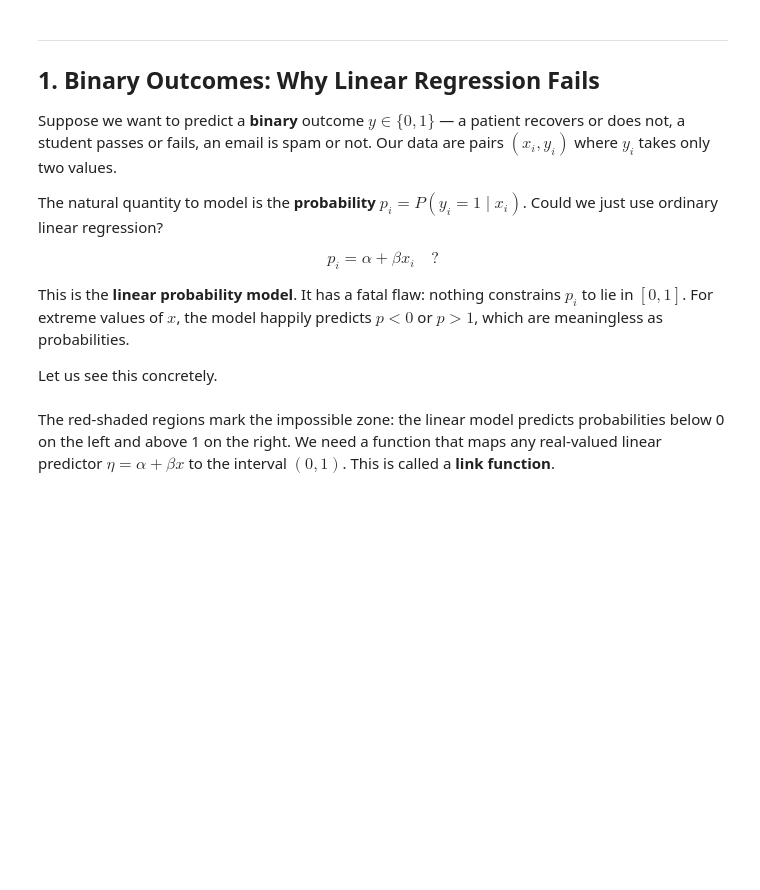
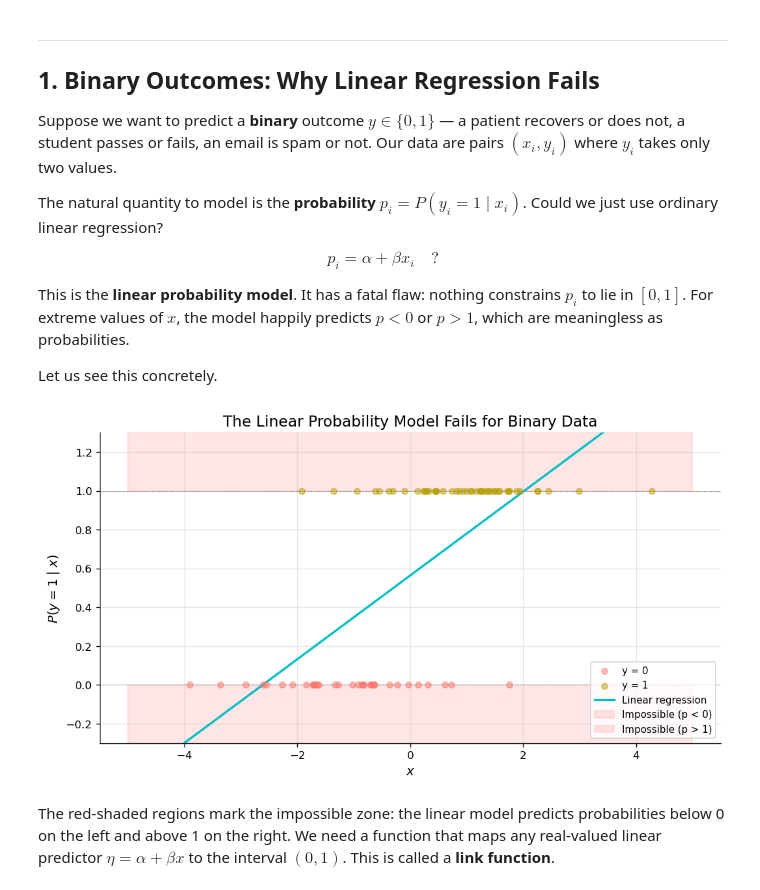
Before and after one commit to alextimmer/applied-and-mathematical-statistics, a Jupyter notebook: notebooks/08_bayesian_regression/02_bayesian_logistic_regression.ipynb, the cells around one changed output. Saved outputs shown, nothing was run; the diff lists cells and outputs as text; code cells hidden in the pictures; blank space fills up the shorter version.

```diff
--- a/notebooks/08_bayesian_regression/02_bayesian_logistic_regression.ipynb
+++ b/notebooks/08_bayesian_regression/02_bayesian_logistic_regression.ipynb
@@ -122,33 +128,39 @@ Let us see this concretely.
 # %%
 # Simulate binary outcome data
 n = 80
 x_demo = rng.normal(0, 2, n)
 true_alpha, true_beta = 0.0, 1.2
 p_true = expit(true_alpha + true_beta * x_demo)  # true probabilities
 y_demo = rng.binomial(1, p_true)
 
 # Fit a linear regression (linear probability model)
 from numpy.polynomial.polynomial import polyfit
 
 coeffs = np.polyfit(x_demo, y_demo, 1)  # slope, intercept
 x_grid = np.linspace(-5, 5, 200)
 p_linear = np.polyval(coeffs, x_grid)
 
 fig, ax = plt.subplots(figsize=(9, 5))
-ax.scatter(x_demo[y_demo == 0], y_demo[y_demo == 0], alpha=0.5, s=30, label="y = 0", zorder=3)
-ax.scatter(x_demo[y_demo == 1], y_demo[y_demo == 1], alpha=0.5, s=30, label="y = 1", zorder=3)
+ax.scatter(
+    x_demo[y_demo == 0], y_demo[y_demo == 0], alpha=0.5, s=30, label="y = 0", zorder=3
+)
+ax.scatter(
+    x_demo[y_demo == 1], y_demo[y_demo == 1], alpha=0.5, s=30, label="y = 1", zorder=3
+)
 ax.plot(x_grid, p_linear, color="C3", linewidth=2, label="Linear regression")
 ax.axhline(0, color="grey", linewidth=0.5, linestyle="--")
 ax.axhline(1, color="grey", linewidth=0.5, linestyle="--")
 ax.fill_between(x_grid, -0.3, 0, alpha=0.1, color="red", label="Impossible (p < 0)")
 ax.fill_between(x_grid, 1, 1.3, alpha=0.1, color="red", label="Impossible (p > 1)")
 ax.set_ylim(-0.3, 1.3)
 ax.set_xlabel("$x$")
 ax.set_ylabel("$P(y = 1 \mid x)$")
 ax.set_title("The Linear Probability Model Fails for Binary Data")
 ax.legend(loc="lower right", fontsize=9)
 plt.tight_layout()
 plt.show()
+# %% [output]
+[figure, added]
 # %% [markdown]
 The red-shaded regions mark the impossible zone: the linear model predicts probabilities below 0 on the left and above 1 on the right. We need a function that maps any real-valued linear predictor $\eta = \alpha + \beta x$ to the interval $(0, 1)$. This is called a **link function**.
 # %% [markdown]
```
Also changed, not shown: parts of 18 cells of this notebook, 17 other files.
